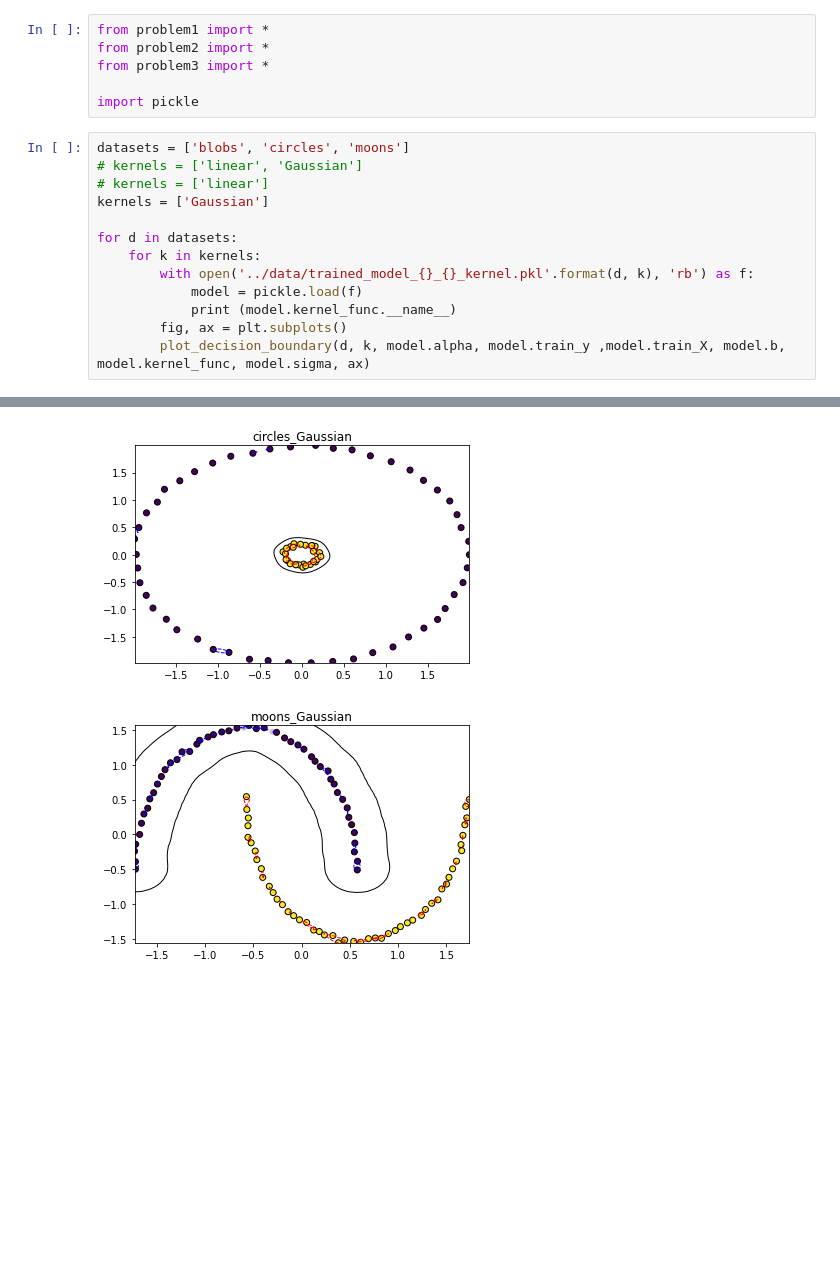
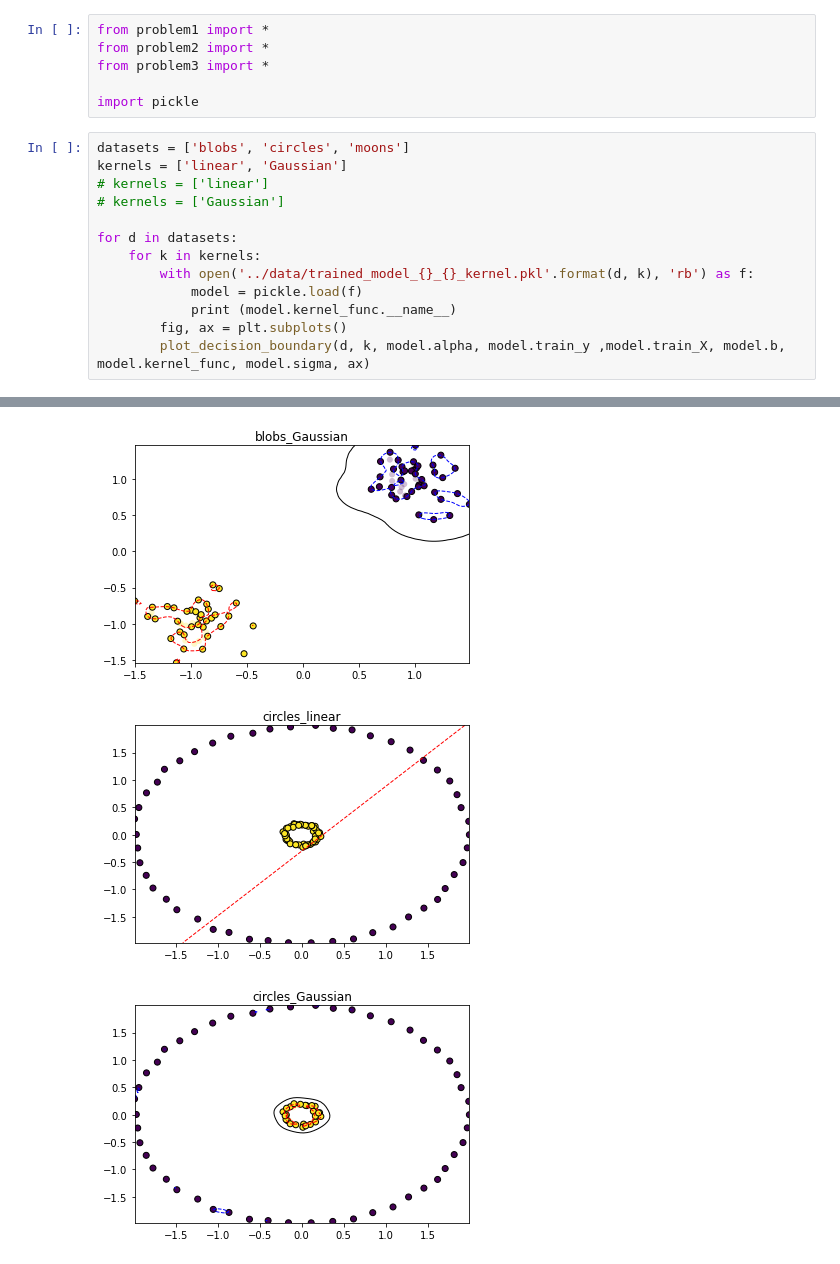
Before and after one commit to abekek/cse326_p2, a Jupyter notebook: src/svm_visualization.ipynb, the cells around one changed output, grey strips where cells are left out. Drawn from its saved outputs; the diff is of its cells as text; blank space fills up the shorter version.

```diff
--- a/src/svm_visualization.ipynb
+++ b/src/svm_visualization.ipynb
@@ -55,9 +55,9 @@ from problem3 import *
 import pickle
 # %%
 datasets = ['blobs', 'circles', 'moons']
-# kernels = ['linear', 'Gaussian']
+kernels = ['linear', 'Gaussian']
 # kernels = ['linear']
-kernels = ['Gaussian']
+# kernels = ['Gaussian']
 
 for d in datasets:
     for k in kernels:
@@ -74,2 +77,3 @@ Gaussian_kernel
-[figure, old version]
+[figure, new version]
-[figure, old version]
+[figure, new version]
+[figure, added]
```
Also changed, not shown: parts of 1 cell of this notebook, 15 other files.
